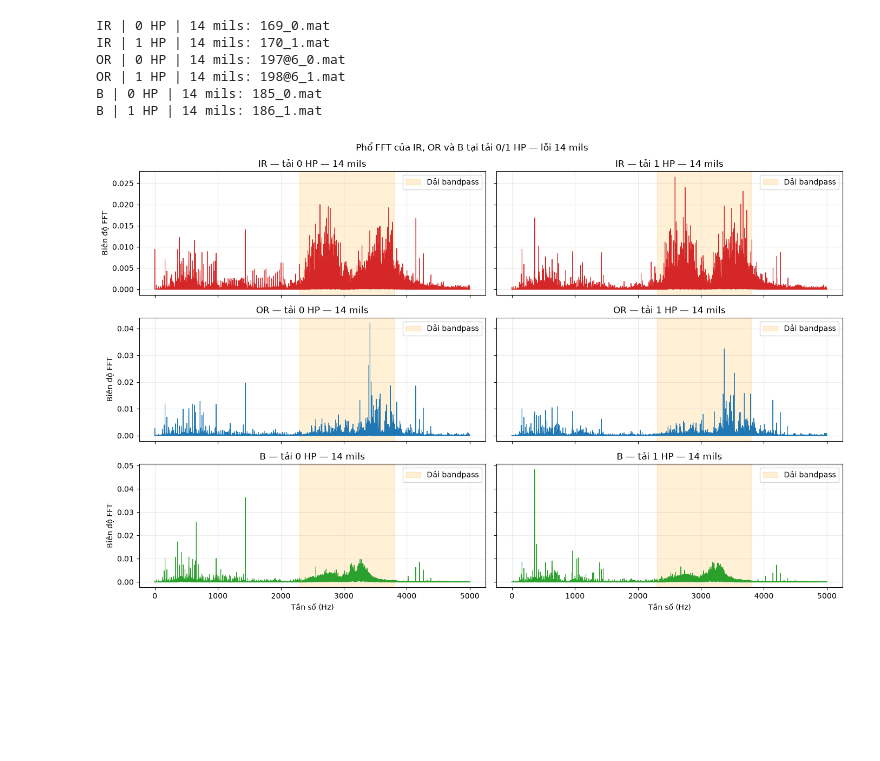
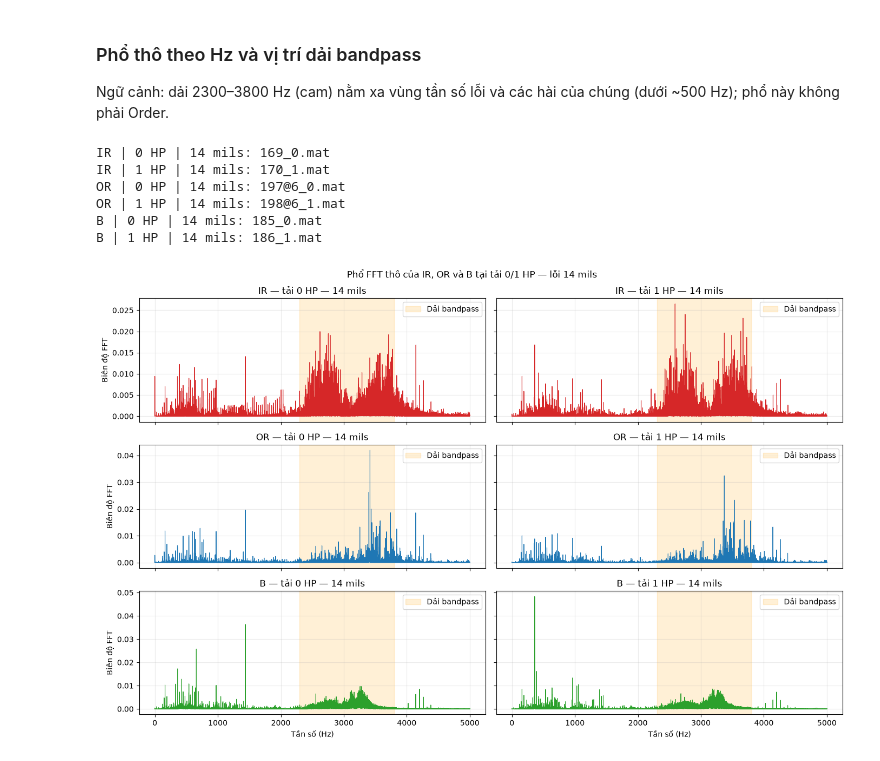
Before and after one commit to NguyenVuongg/CWRU_Fault_Detection_TinyML, a Jupyter notebook: notebooks/giai_doan_1_tien_xu_ly/04_order_domain.ipynb, the cells around one changed output. Saved outputs shown, nothing was run; the diff lists cells and outputs as text; code cells hidden in the pictures; blank space fills up the shorter version.

```diff
--- a/notebooks/giai_doan_1_tien_xu_ly/04_order_domain.ipynb
+++ b/notebooks/giai_doan_1_tien_xu_ly/04_order_domain.ipynb
@@ -39,55 +79,37 @@ LP_CUTOFF_HZ = cfg.LP_CUTOFF_HZ
+# %% [markdown]
+### Phổ thô theo Hz và vị trí dải bandpass
+Ngữ cảnh: dải 2300–3800 Hz (cam) nằm xa vùng tần số lỗi và các hài của chúng (dưới ~500 Hz); phổ này không phải Order.
 # %%
-FAULT_LABELS = ["IR", "OR", "B"]
 LOADS_TO_PLOT = [0, 1]
 DIAMETER_MILS = 14
 FREQ_MAX_HZ = 5000
 
-fault_colors = {"IR": "tab:red", "OR": "tab:blue", "B": "tab:green"}
-fig, axes = plt.subplots(
-    len(FAULT_LABELS), len(LOADS_TO_PLOT),
-    figsize=(14, 9), sharex=True, sharey="row",
-)
-
+fig, axes = plt.subplots(len(FAULT_LABELS), len(LOADS_TO_PLOT),
+                         figsize=(14, 9), sharex=True, sharey="row")
 for row_idx, label in enumerate(FAULT_LABELS):
     for col_idx, load_hp in enumerate(LOADS_TO_PLOT):
         ax = axes[row_idx, col_idx]
-        file_path = pick_file(
-            manifest,
-            label=label,
-            load_hp=load_hp,
-            diameter_mils=DIAMETER_MILS,
-        )
-        manifest_row = manifest.loc[manifest["file_path"] == file_path].iloc[0]
-        fs = float(manifest_row["resolved_sample_rate_hz"])
-        signal = io_utils.load_de_signal(Path(file_path))
-        freqs, magnitude = dsp.compute_fft(signal - signal.mean(), fs)
+        file_path, x, rpm, _ = load_case(label, load_hp, DIAMETER_MILS)
+        freqs, magnitude = dsp.compute_fft(x - x.mean(), FS)
         mask = freqs <= FREQ_MAX_HZ
-
-        ax.plot(freqs[mask], magnitude[mask], color=fault_colors[label], linewidth=0.8)
+        ax.plot(freqs[mask], magnitude[mask], color=FAULT_COLORS[label], linewidth=0.8)
         ax.axvspan(*BAND_HZ, alpha=0.16, color="orange", label="Dải bandpass")
         ax.set_title(f"{label} — tải {load_hp} HP — {DIAMETER_MILS} mils")
         ax.grid(alpha=0.25)
         ax.legend(loc="upper right")
         print(f"{label} | {load_hp} HP | {DIAMETER_MILS} mils: {Path(file_path).name}")
-
     axes[row_idx, 0].set_ylabel("Biên độ FFT")
-
 for ax in axes[-1, :]:
     ax.set_xlabel("Tần số (Hz)")
-
-fig.suptitle("Phổ FFT của IR, OR và B tại tải 0/1 HP — lỗi 14 mils")
+fig.suptitle("Phổ FFT thô của IR, OR và B tại tải 0/1 HP — lỗi 14 mils")
 fig.tight_layout()
-fig.savefig(
-    FIGURES_DIR / "03_choose_bandpass_fft_loads0_1_014mils.png",
-    dpi=150,
-    bbox_inches="tight",
-)
+fig.savefig(FIGURES_DIR / "03_choose_bandpass_fft_loads0_1_014mils.png", dpi=150, bbox_inches="tight")
 plt.show()
 # %% [output]
 IR | 0 HP | 14 mils: 169_0.mat
 IR | 1 HP | 14 mils: 170_1.mat
 OR | 0 HP | 14 mils: 197@6_0.mat
 OR | 1 HP | 14 mils: 198@6_1.mat
 B | 0 HP | 14 mils: 185_0.mat
 B | 1 HP | 14 mils: 186_1.mat
-[figure, old version]
+[figure, new version]
```
Also changed, not shown: parts of 15 cells of this notebook, 31 other files.
